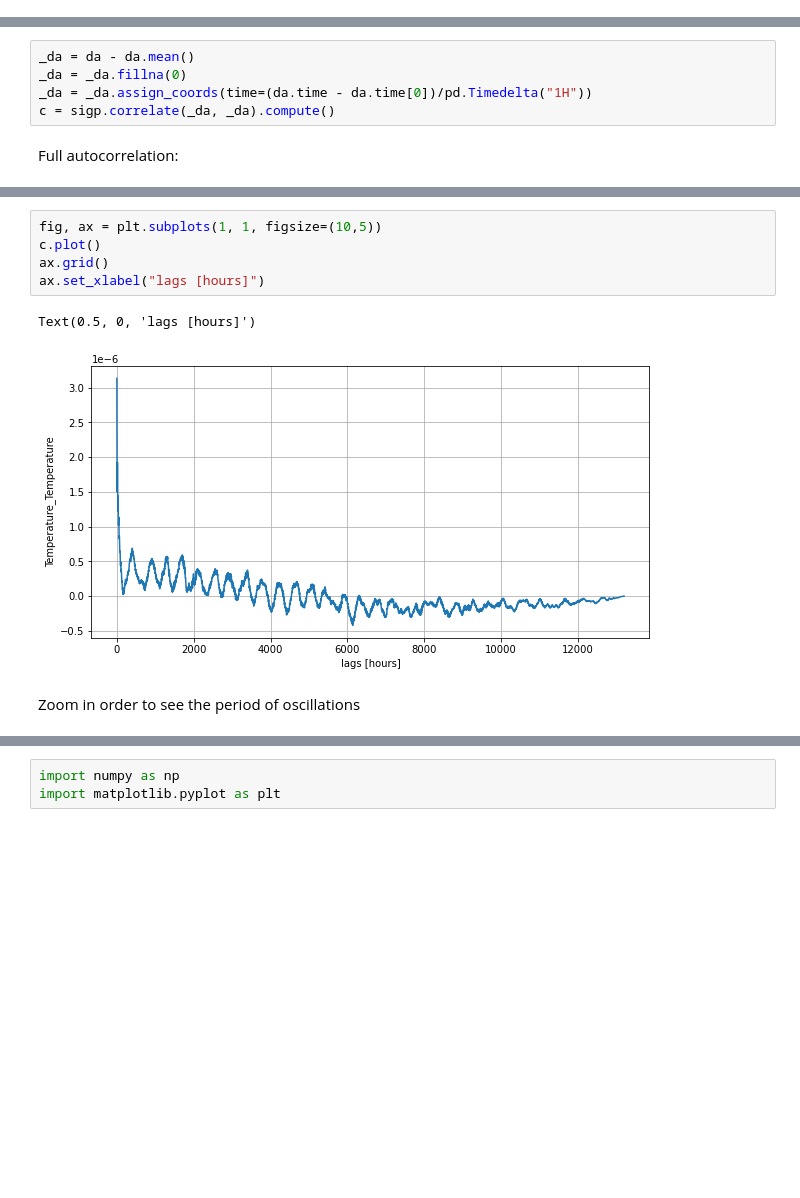
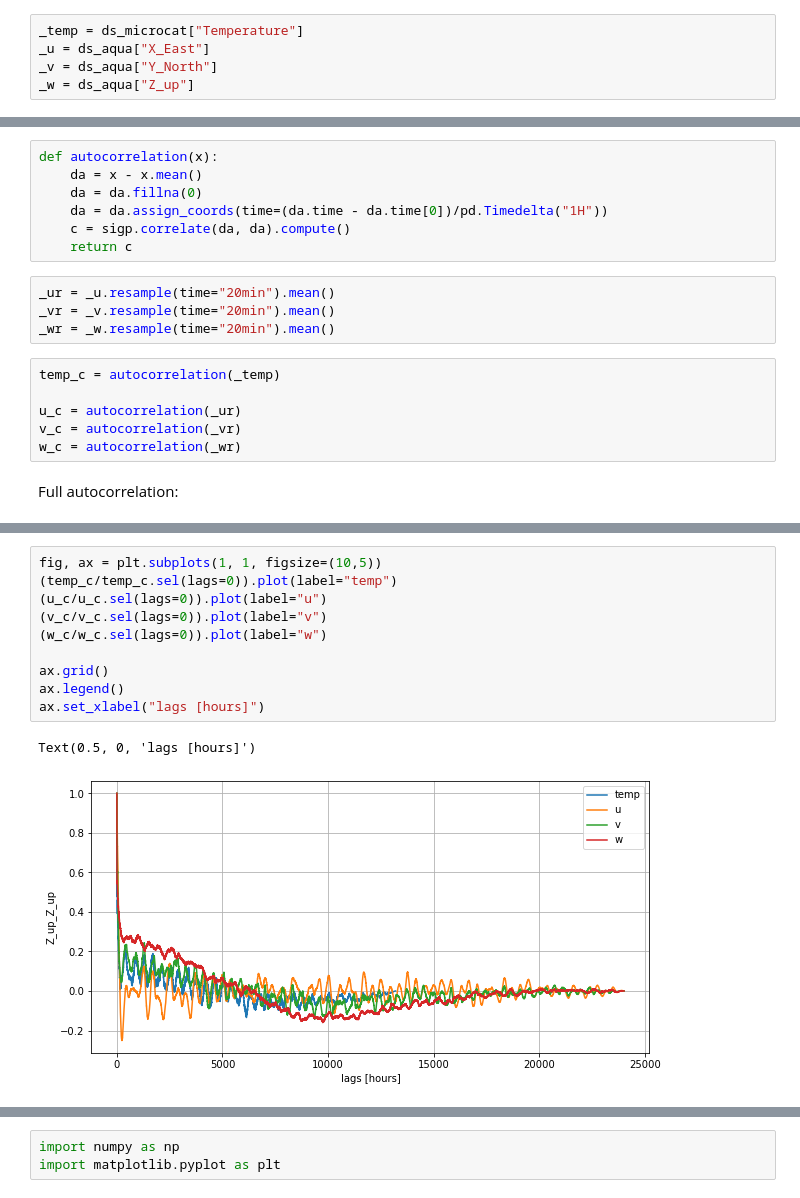
Before and after one commit to apatlpo/das_work, a Jupyter notebook: albatros.ipynb, the cells around one changed output, grey strips where cells are left out. Saved outputs shown, nothing was run; the diff lists cells and outputs as text; blank space fills up the shorter version.

```diff
--- a/albatros.ipynb
+++ b/albatros.ipynb
@@ -56,3 +83,8 @@ ds_aqua["X_East"].plot()
+# %%
+_temp = ds_microcat["Temperature"]
+_u = ds_aqua["X_East"]
+_v = ds_aqua["Y_North"]
+_w = ds_aqua["Z_up"]
 # %% [markdown]
 ---
 
@@ -110,9 +186,21 @@ da.sel(time=slice("2019-09-21","2019-09-25")).plot(figsize=(20,5))
 # %%
 import sstats.sigp as sigp
 # %%
-_da = da - da.mean()
-_da = _da.fillna(0)
-_da = _da.assign_coords(time=(da.time - da.time[0])/pd.Timedelta("1H"))
-c = sigp.correlate(_da, _da).compute()
+def autocorrelation(x):
+    da = x - x.mean()
+    da = da.fillna(0)
+    da = da.assign_coords(time=(da.time - da.time[0])/pd.Timedelta("1H"))
+    c = sigp.correlate(da, da).compute()
+    return c
+# %%
+_ur = _u.resample(time="20min").mean()
+_vr = _v.resample(time="20min").mean()
+_wr = _w.resample(time="20min").mean()
+# %%
+temp_c = autocorrelation(_temp)
+
+u_c = autocorrelation(_ur)
+v_c = autocorrelation(_vr)
+w_c = autocorrelation(_wr)
 # %% [markdown]
 Full autocorrelation:
@@ -119,12 +215,15 @@ Full autocorrelation:
 # %%
 fig, ax = plt.subplots(1, 1, figsize=(10,5))
-c.plot()
+(temp_c/temp_c.sel(lags=0)).plot(label="temp")
+(u_c/u_c.sel(lags=0)).plot(label="u")
+(v_c/v_c.sel(lags=0)).plot(label="v")
+(w_c/w_c.sel(lags=0)).plot(label="w")
+
 ax.grid()
+ax.legend()
 ax.set_xlabel("lags [hours]")
 # %% [output]
 Text(0.5, 0, 'lags [hours]')
-[figure, old version]
+[figure, new version]
-# %% [markdown]
-Zoom in order to see the period of oscillations
 # %%
 fig, ax = plt.subplots(1, 1, figsize=(10,5))
```
Also changed, not shown: parts of 28 cells of this notebook.
